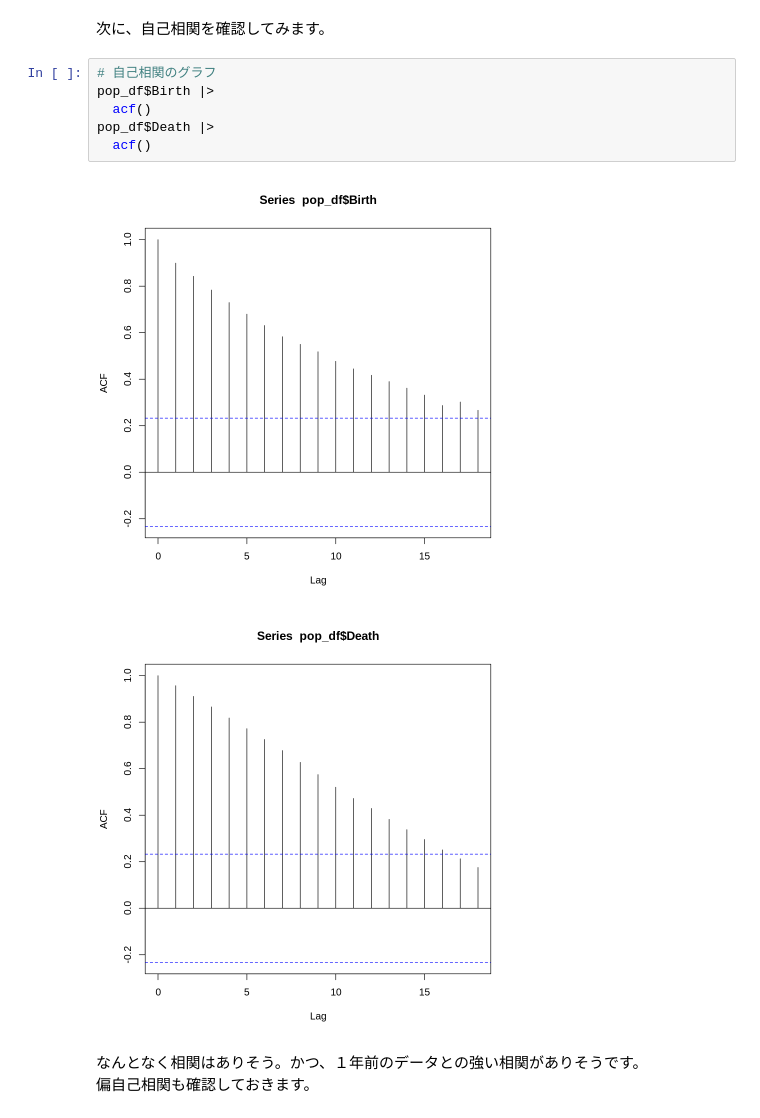
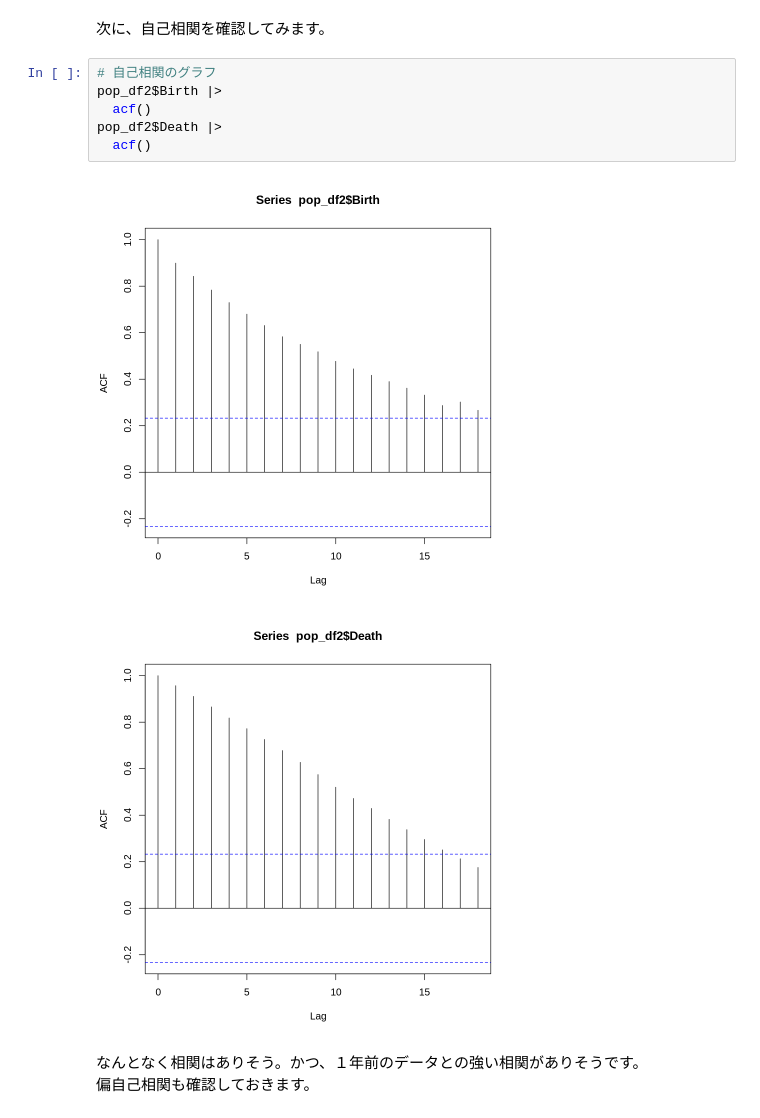
Before and after one commit to u-10bei/Population_Projections, a Jupyter notebook: ipynb/R_StateSpace_2.ipynb, the cells around one changed output. Drawn from its saved outputs; the diff is of its cells as text.

```diff
--- a/ipynb/R_StateSpace_2.ipynb
+++ b/ipynb/R_StateSpace_2.ipynb
@@ -72,13 +93,13 @@ pop_df |>
 次に、自己相関を確認してみます。
 # %%
 # 自己相関のグラフ
-pop_df$Birth |>
+pop_df2$Birth |>
   acf()
-pop_df$Death |>
+pop_df2$Death |>
   acf()
 # %% [output]
-[figure, old version]
+[figure, new version]
-[figure, old version]
+[figure, new version]
 # %% [markdown]
 なんとなく相関はありそう。かつ、１年前のデータとの強い相関がありそうです。
 偏自己相関も確認しておきます。
```
Also changed, not shown: parts of 12 cells of this notebook.
